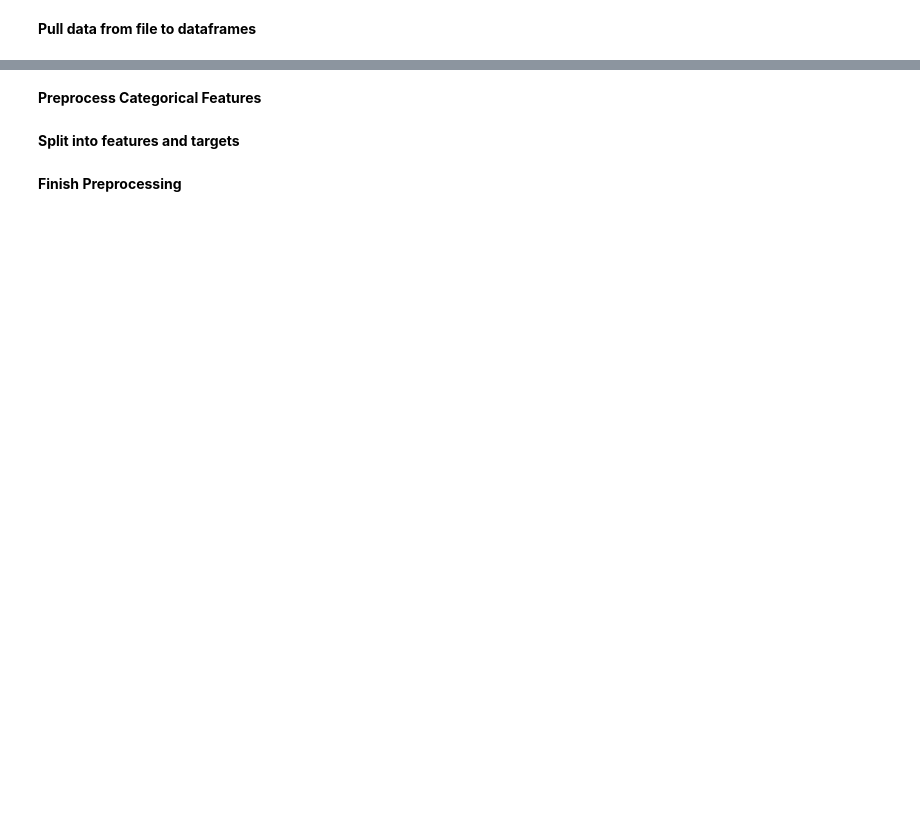
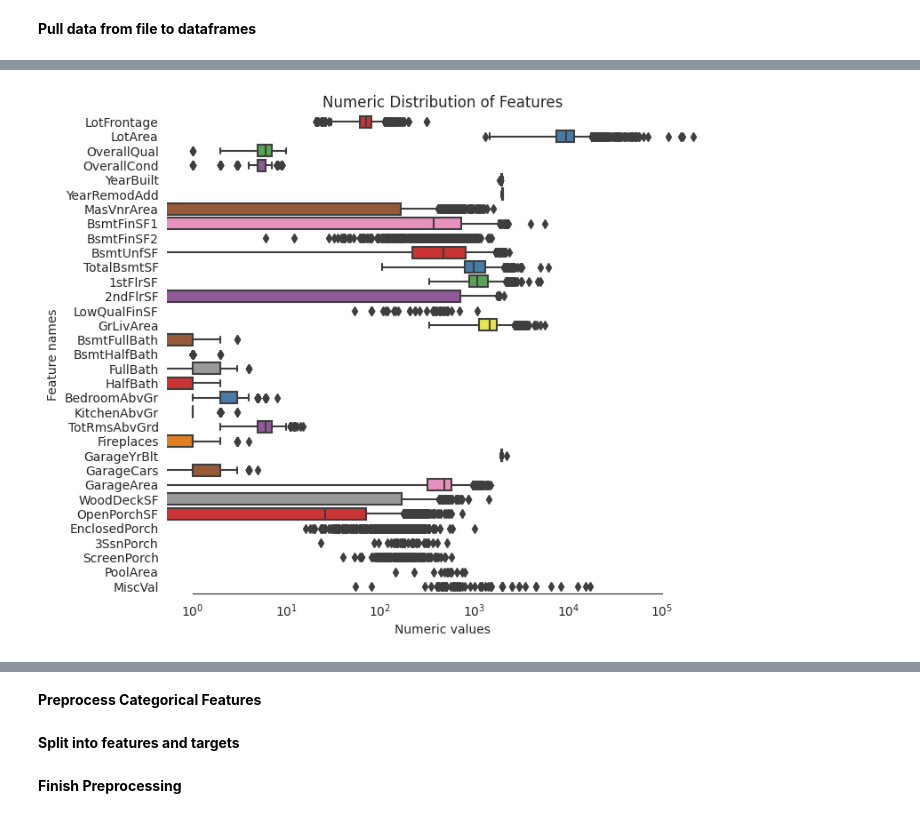
Before and after one commit to KatelinVincent/ML_final_project, a Jupyter notebook: Report.ipynb, the cells around one changed output, grey strips where cells are left out. Saved outputs shown, nothing was run; the diff lists cells and outputs as text; code cells hidden in the pictures; blank space fills up the shorter version.

```diff
--- a/Report.ipynb
+++ b/Report.ipynb
@@ -26,0 +180,5 @@ df_test
+# %%
+#convert the 3 non-numeric predictors stored as numbers to strings
+all_features['MSSubClass'] = all_features['MSSubClass'].apply(str)
+all_features['YrSold'] = all_features['YrSold'].astype(str)
+all_features['MoSold'] = all_features['MoSold'].astype(str)
@@ -26,0 +247,20 @@ df_test
+# %%
+# Fetch all numeric features
+numeric_dtypes = ['int16', 'int32', 'int64', 'float16', 'float32', 'float64']
+numeric = []
+for i in all_features.columns:
+    if all_features[i].dtype in numeric_dtypes:
+        numeric.append(i)
+# %%
+# Create box plots for all numeric features
+sns.set_style("white")
+f, ax = plt.subplots(figsize=(8, 7))
+ax.set_xscale("log")
+ax = sns.boxplot(data=all_features[numeric] , orient="h", palette="Set1")
+ax.xaxis.grid(False)
+ax.set(ylabel="Feature names")
+ax.set(xlabel="Numeric values")
+ax.set(title="Numeric Distribution of Features")
+sns.despine(trim=True, left=True)
+# %% [output]
+[figure, added]
```
Also changed, not shown: parts of 24 cells of this notebook.
